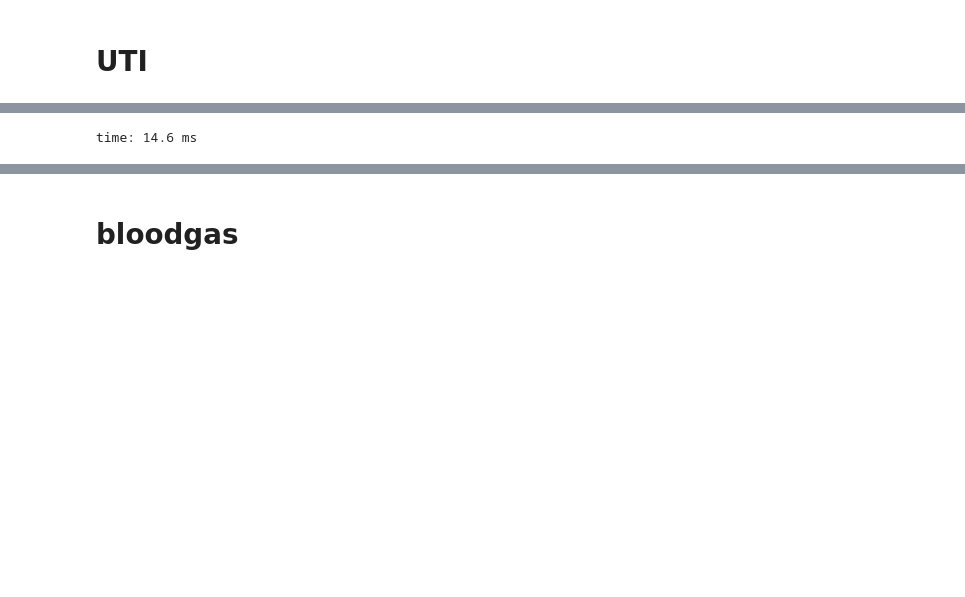
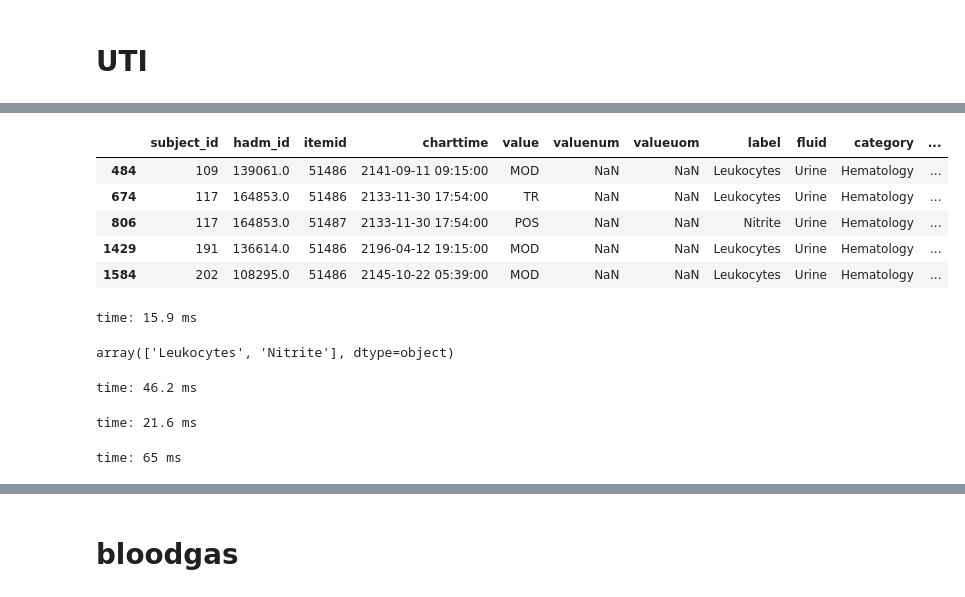
Before and after one commit to kellylinyingxin/mimiciii-antibiotics-modeling, a Jupyter notebook: notebooks/03.1-clinical_variable_prep.ipynb, the cells around one changed output, grey strips where cells are left out. Saved outputs shown, nothing was run; the diff lists cells and outputs as text; code cells hidden in the pictures; blank space fills up the shorter version.

```diff
--- a/notebooks/03.1-clinical_variable_prep.ipynb
+++ b/notebooks/03.1-clinical_variable_prep.ipynb
@@ -668,3 +755,23 @@ time: 43.7 ms
+# %%
+uti_all_72_pos.head()
+# %% [output]
+|  | subject_id | hadm_id | itemid | charttime | value | valuenum | valueuom | label | fluid | category | ... |
+| 484 | 109 | 139061.0 | 51486 | 2141-09-11 09:15:00 | MOD | NaN | NaN | Leukocytes | Urine | Hematology | ... |
+| 674 | 117 | 164853.0 | 51486 | 2133-11-30 17:54:00 | TR | NaN | NaN | Leukocytes | Urine | Hematology | ... |
+| 806 | 117 | 164853.0 | 51487 | 2133-11-30 17:54:00 | POS | NaN | NaN | Nitrite | Urine | Hematology | ... |
+| 1429 | 191 | 136614.0 | 51486 | 2196-04-12 19:15:00 | MOD | NaN | NaN | Leukocytes | Urine | Hematology | ... |
+| 1584 | 202 | 108295.0 | 51486 | 2145-10-22 05:39:00 | MOD | NaN | NaN | Leukocytes | Urine | Hematology | ... |
+time: 15.9 ms
+# %%
+uti_all_72_pos['label'].unique()
+# %% [output]
+array(['Leukocytes', 'Nitrite'], dtype=object)
+time: 46.2 ms
+# %%
+uti_nit_pos= uti_all_72_pos[uti_all_72_pos['label']=="Nitrite"]
+uti_leuk_pos= uti_all_72_pos[uti_all_72_pos['label']=="Leukocytes"]
+# %% [output]
+time: 21.6 ms
 # %%
 ###coding any positive leukocyte or nitrate between day 1,2 or 3 for all patients. if time granularity is later needed for models, need to revisit this data to get the exact delta value
 
@@ -675,17 +782,33 @@ def uti_categorization(final_pt_df2, uti_all_72_pos):
     uti_df_3dayannotation['uti_day2']='Neg/Not_tested'
     uti_df_3dayannotation['uti_day3']='Neg/Not_tested'
 
-    pos_1= uti_all_72_pos.loc[uti_all_72_pos['delta'].between('0 days','1 days'),'hadm_id'].tolist()
-    pos_2= uti_all_72_pos.loc[uti_all_72_pos['delta'].between('1 days','2 days'),'hadm_id'].tolist()
-    pos_3= uti_all_72_pos.loc[uti_all_72_pos['delta'].between('2 days','3 days'),'hadm_id'].tolist()
+    leuk_pos_1= uti_leuk_pos.loc[uti_leuk_pos['delta'].between('0 days','1 days'),'hadm_id'].tolist()
+    leuk_pos_2= uti_leuk_pos.loc[uti_leuk_pos['delta'].between('1 days','2 days'),'hadm_id'].tolist()
+    leuk_pos_3= uti_leuk_pos.loc[uti_leuk_pos['delta'].between('2 days','3 days'),'hadm_id'].tolist()
 
-    uti_df_3dayannotation.loc[uti_df_3dayannotation.loc[:,'hadm_id'].isin(pos_1),'uti_day1']='Pos'
-    uti_df_3dayannotation.loc[uti_df_3dayannotation.loc[:,'hadm_id'].isin(pos_2),'uti_day2']='Pos'
-    uti_df_3dayannotation.loc[uti_df_3dayannotation.loc[:,'hadm_id'].isin(pos_3),'uti_day3']='Pos'
+    nit_pos_1= uti_nit_pos.loc[uti_nit_pos['delta'].between('0 days','1 days'),'hadm_id'].tolist()
+    nit_pos_2= uti_nit_pos.loc[uti_nit_pos['delta'].between('1 days','2 days'),'hadm_id'].tolist()
+    nit_pos_3= uti_nit_pos.loc[uti_nit_pos['delta'].between('2 days','3 days'),'hadm_id'].tolist()
+
+    both_pos_1= list(set(leuk_pos_1) & set(nit_pos_1))
+    both_pos_2= list(set(leuk_pos_2) & set(nit_pos_2))
+    both_pos_3= list(set(leuk_pos_3) & set(nit_pos_3))
+
+    uti_df_3dayannotation.loc[uti_df_3dayannotation.loc[:,'hadm_id'].isin(leuk_pos_1),'uti_day1']='leuk_Pos'
+    uti_df_3dayannotation.loc[uti_df_3dayannotation.loc[:,'hadm_id'].isin(leuk_pos_2),'uti_day2']='leuk_Pos'
+    uti_df_3dayannotation.loc[uti_df_3dayannotation.loc[:,'hadm_id'].isin(leuk_pos_3),'uti_day3']='leuk_Pos'
+
+    uti_df_3dayannotation.loc[uti_df_3dayannotation.loc[:,'hadm_id'].isin(nit_pos_1),'uti_day1']='nit_pos'
+    uti_df_3dayannotation.loc[uti_df_3dayannotation.loc[:,'hadm_id'].isin(nit_pos_2),'uti_day2']='nit_pos'
+    uti_df_3dayannotation.loc[uti_df_3dayannotation.loc[:,'hadm_id'].isin(nit_pos_3),'uti_day3']='nit_pos'
+
+    uti_df_3dayannotation.loc[uti_df_3dayannotation.loc[:,'hadm_id'].isin(both_pos_1),'uti_day1']='both_pos'
+    uti_df_3dayannotation.loc[uti_df_3dayannotation.loc[:,'hadm_id'].isin(both_pos_2),'uti_day2']='both_pos'
+    uti_df_3dayannotation.loc[uti_df_3dayannotation.loc[:,'hadm_id'].isin(both_pos_3),'uti_day3']='both_pos'
 
     return(uti_df_3dayannotation)
 # %% [output]
-time: 14.6 ms
+time: 65 ms
 # %%
 uti_categorization= uti_categorization(final_pt_df2, uti_all_72_pos)
 # %% [output]
```
Also changed, not shown: parts of 110 cells of this notebook, 2 other files.
